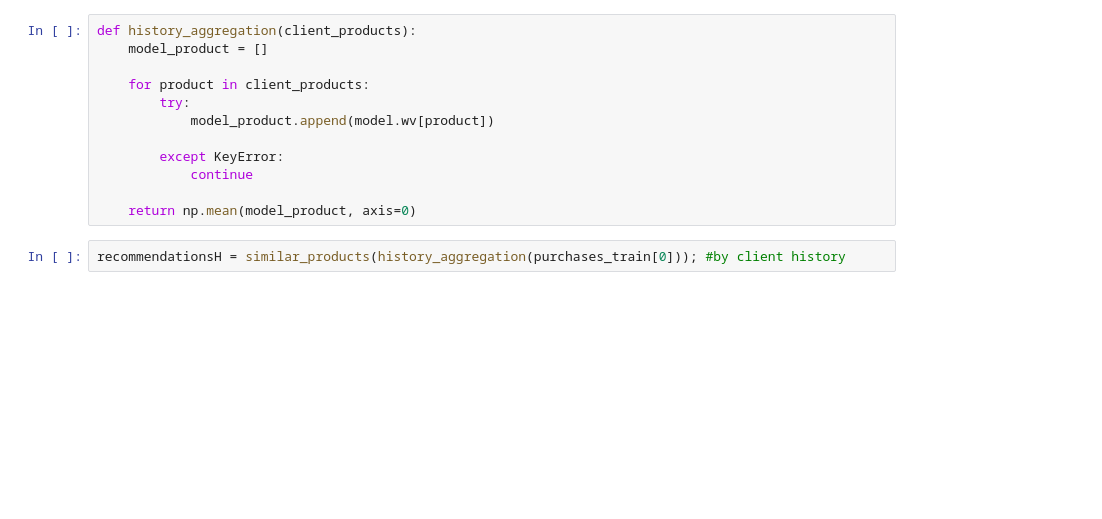
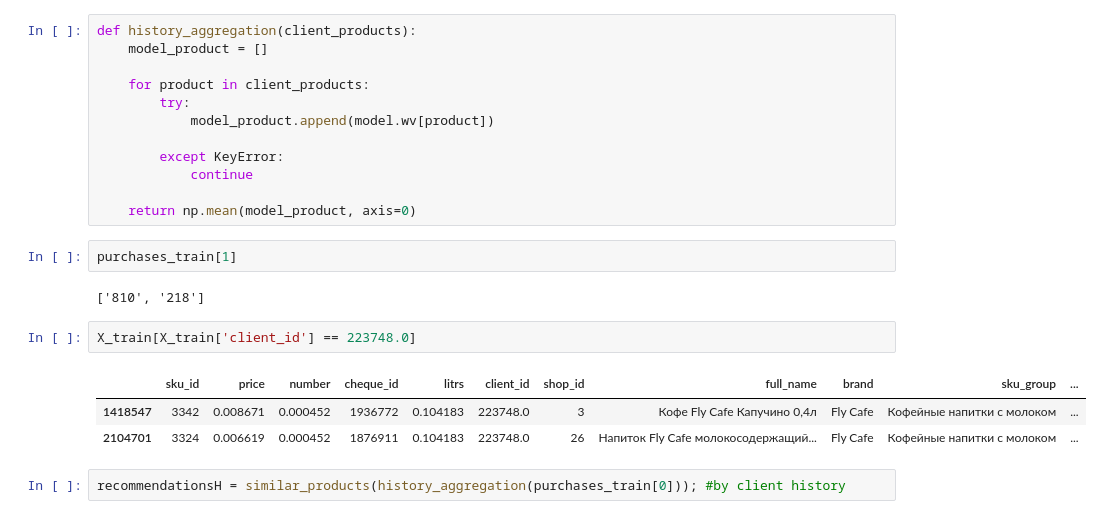
Before and after one commit to kirillzx/GPN-Cup, a Jupyter notebook: GPN_main.ipynb, the cells around one changed output. Drawn from its saved outputs; the diff is of its cells as text; blank space fills up the shorter version.

```diff
--- a/GPN_main.ipynb
+++ b/GPN_main.ipynb
@@ -512,6 +361,16 @@ def history_aggregation(client_products):
             continue
 
     return np.mean(model_product, axis=0)
+# %%
+purchases_train[1]
+# %% [output]
+['810', '218']
+# %%
+X_train[X_train['client_id'] == 223748.0]
+# %% [output]
+|  | sku_id | price | number | cheque_id | litrs | client_id | shop_id | full_name | brand | sku_group | ... |
+| 1418547 | 3342 | 0.008671 | 0.000452 | 1936772 | 0.104183 | 223748.0 | 3 | Кофе Fly Cafe Капучино 0,4л | Fly Cafe | Кофейные напитки с молоком | ... |
+| 2104701 | 3324 | 0.006619 | 0.000452 | 1876911 | 0.104183 | 223748.0 | 26 | Напиток Fly Cafe молокосодержащий... | Fly Cafe | Кофейные напитки с молоком | ... |
 # %%
 recommendationsH = similar_products(history_aggregation(purchases_train[0])); #by client history
 # %%
```
Also changed, not shown: parts of 34 cells of this notebook.
